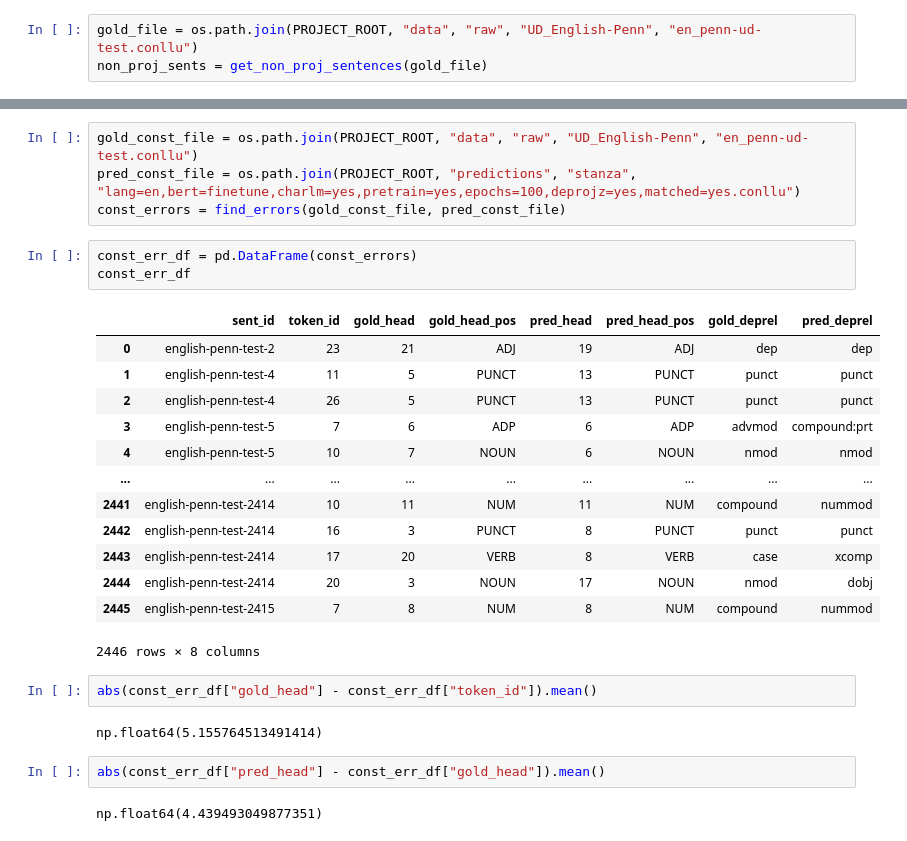
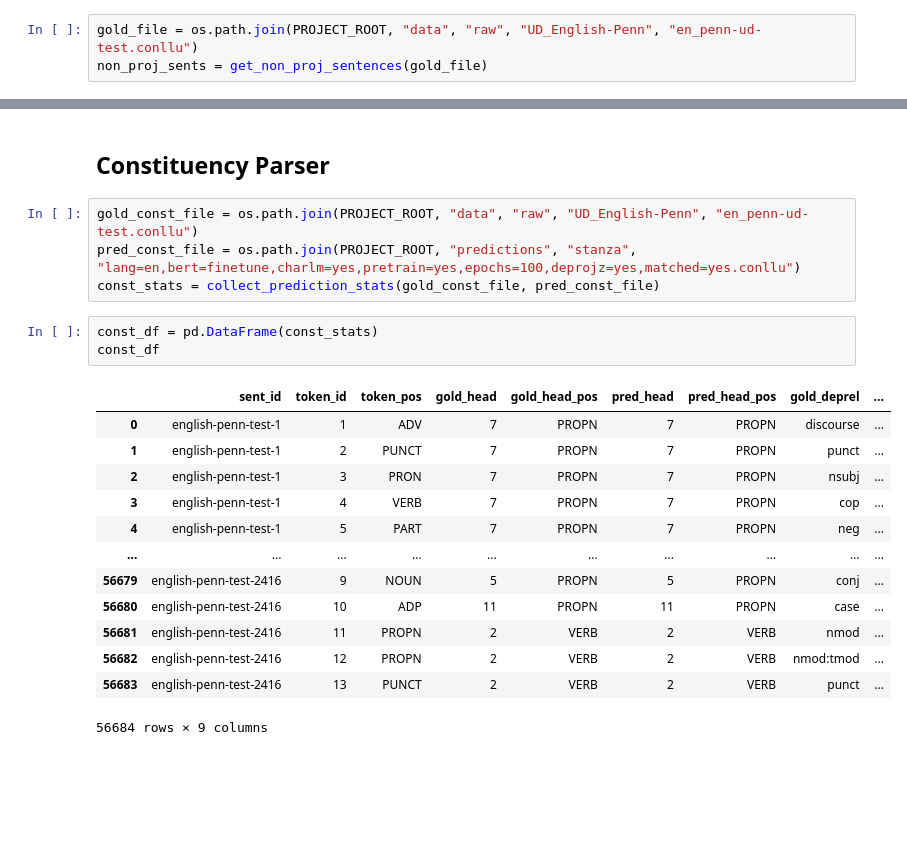
Before and after one commit to aikalee/dependency-recasting, a Jupyter notebook: notebooks/error_analysis.ipynb, the cells around one changed output, grey strips where cells are left out. Saved outputs shown, nothing was run; the diff lists cells and outputs as text; blank space fills up the shorter version.

```diff
--- a/notebooks/error_analysis.ipynb
+++ b/notebooks/error_analysis.ipynb
@@ -72,29 +57,23 @@ def find_errors(gold_path, pred_path):
+# %% [markdown]
+## Constituency Parser
 # %%
 gold_const_file = os.path.join(PROJECT_ROOT, "data", "raw", "UD_English-Penn", "en_penn-ud-test.conllu")
 pred_const_file = os.path.join(PROJECT_ROOT, "predictions", "stanza", "lang=en,bert=finetune,charlm=yes,pretrain=yes,epochs=100,deprojz=yes,matched=yes.conllu")
-const_errors = find_errors(gold_const_file, pred_const_file)
+const_stats = collect_prediction_stats(gold_const_file, pred_const_file)
 # %%
-const_err_df = pd.DataFrame(const_errors)
-const_err_df
+const_df = pd.DataFrame(const_stats)
+const_df
 # %% [output]
-|  | sent_id | token_id | gold_head | gold_head_pos | pred_head | pred_head_pos | gold_deprel | pred_deprel |
-| 0 | english-penn-test-2 | 23 | 21 | ADJ | 19 | ADJ | dep | dep |
-| 1 | english-penn-test-4 | 11 | 5 | PUNCT | 13 | PUNCT | punct | punct |
-| 2 | english-penn-test-4 | 26 | 5 | PUNCT | 13 | PUNCT | punct | punct |
-| 3 | english-penn-test-5 | 7 | 6 | ADP | 6 | ADP | advmod | compound:prt |
-| 4 | english-penn-test-5 | 10 | 7 | NOUN | 6 | NOUN | nmod | nmod |
-| ... | ... | ... | ... | ... | ... | ... | ... | ... |
-| 2441 | english-penn-test-2414 | 10 | 11 | NUM | 11 | NUM | compound | nummod |
-| 2442 | english-penn-test-2414 | 16 | 3 | PUNCT | 8 | PUNCT | punct | punct |
-| 2443 | english-penn-test-2414 | 17 | 20 | VERB | 8 | VERB | case | xcomp |
-| 2444 | english-penn-test-2414 | 20 | 3 | NOUN | 17 | NOUN | nmod | dobj |
-| 2445 | english-penn-test-2415 | 7 | 8 | NUM | 8 | NUM | compound | nummod |
+|  | sent_id | token_id | token_pos | gold_head | gold_head_pos | pred_head | pred_head_pos | gold_deprel | ... |
+| 0 | english-penn-test-1 | 1 | ADV | 7 | PROPN | 7 | PROPN | discourse | ... |
+| 1 | english-penn-test-1 | 2 | PUNCT | 7 | PROPN | 7 | PROPN | punct | ... |
+| 2 | english-penn-test-1 | 3 | PRON | 7 | PROPN | 7 | PROPN | nsubj | ... |
+| 3 | english-penn-test-1 | 4 | VERB | 7 | PROPN | 7 | PROPN | cop | ... |
+| 4 | english-penn-test-1 | 5 | PART | 7 | PROPN | 7 | PROPN | neg | ... |
+| ... | ... | ... | ... | ... | ... | ... | ... | ... | ... |
+| 56679 | english-penn-test-2416 | 9 | NOUN | 5 | PROPN | 5 | PROPN | conj | ... |
+| 56680 | english-penn-test-2416 | 10 | ADP | 11 | PROPN | 11 | PROPN | case | ... |
+| 56681 | english-penn-test-2416 | 11 | PROPN | 2 | VERB | 2 | VERB | nmod | ... |
+| 56682 | english-penn-test-2416 | 12 | PROPN | 2 | VERB | 2 | VERB | nmod:tmod | ... |
+| 56683 | english-penn-test-2416 | 13 | PUNCT | 2 | VERB | 2 | VERB | punct | ... |
-2446 rows × 8 columns
+56684 rows × 9 columns
-# %%
-abs(const_err_df["gold_head"] - const_err_df["token_id"]).mean()
-# %% [output]
-np.float64(5.155764513491414)
-# %%
-abs(const_err_df["pred_head"] - const_err_df["gold_head"]).mean()
-# %% [output]
-np.float64(4.439493049877351)
```
Also changed, not shown: parts of 43 cells of this notebook, 17 other files.
